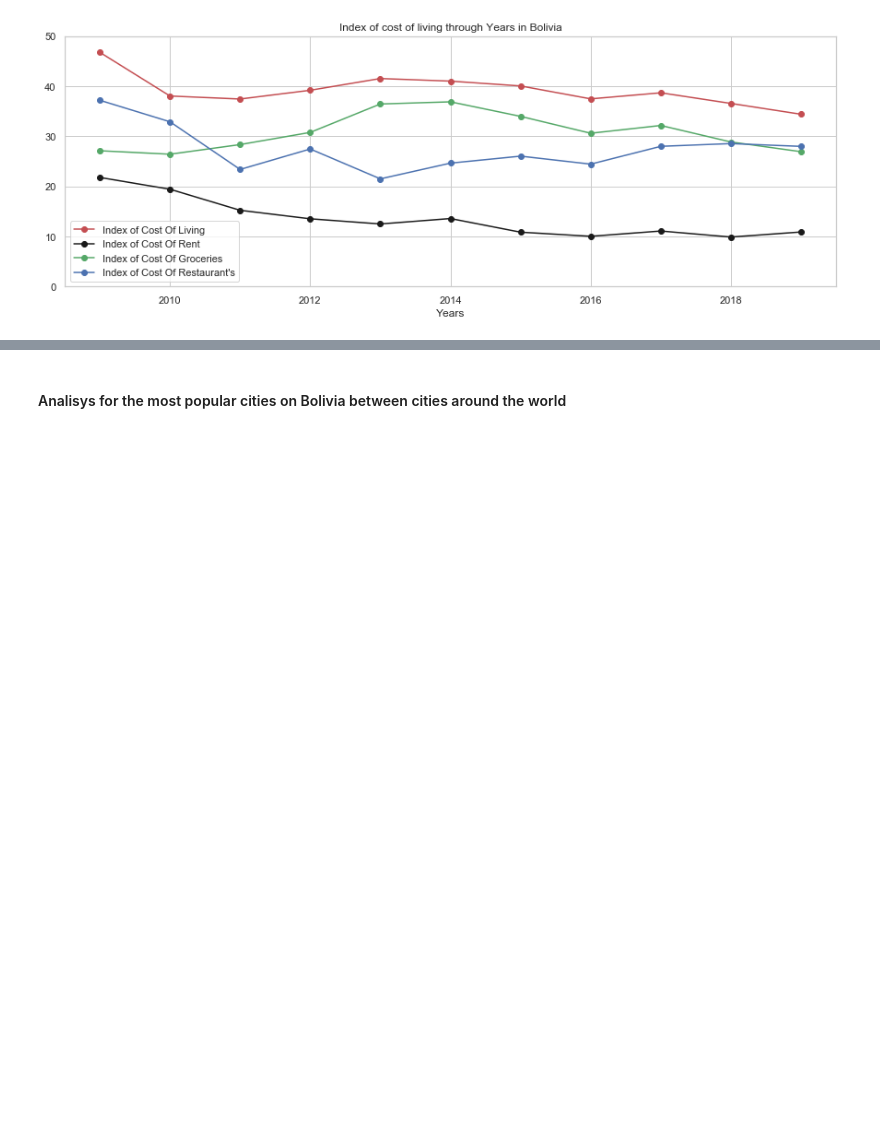
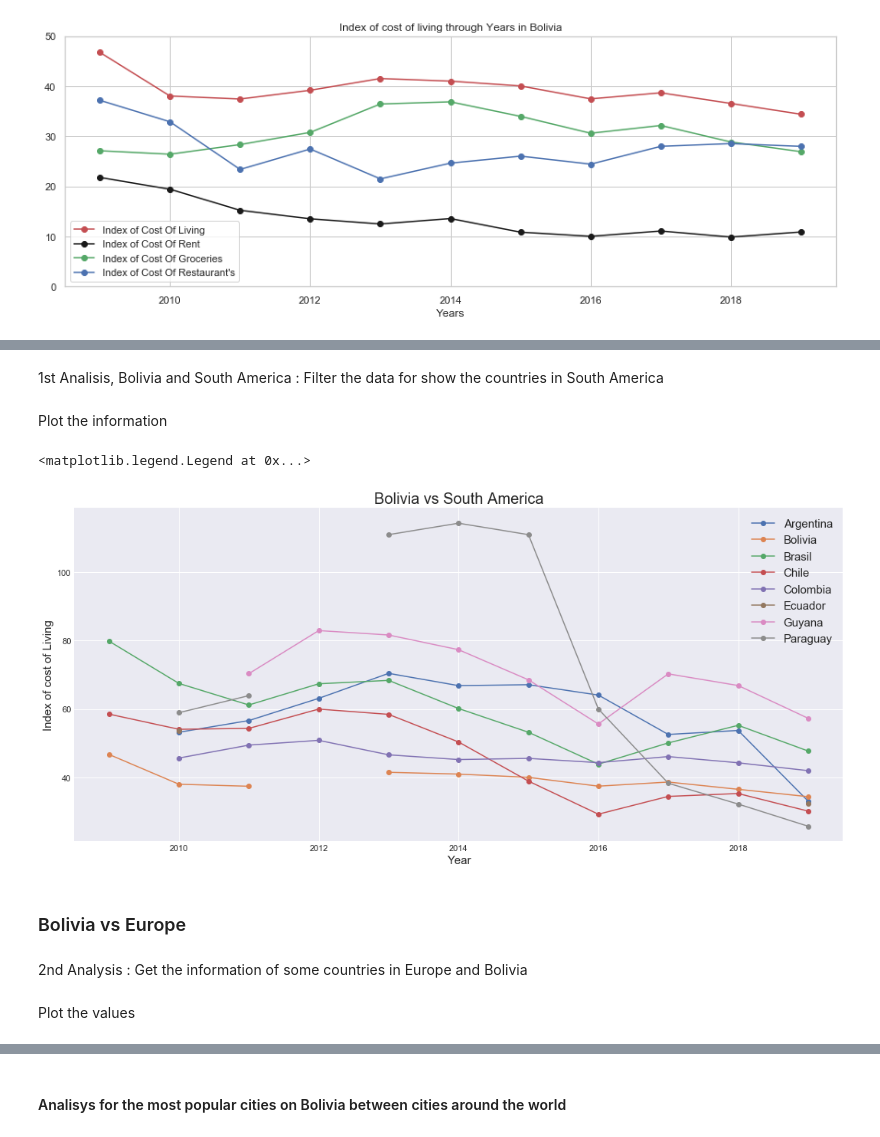
Before and after one commit to edsonSozaAndrade/Coursera_Capstone, a Jupyter notebook: HelloBolivia.ipynb, the cells around one changed output, grey strips where cells are left out. Cells and saved outputs as stored; diff of their text form; code cells hidden in the pictures; blank space fills up the shorter version.

```diff
--- a/HelloBolivia.ipynb
+++ b/HelloBolivia.ipynb
@@ -239,0 +244,6 @@ plt.show()
+# %%
+dfBoliviaVsWold = dfBoliviaCostLiving
+dfBoliviaVsWold = dfBoliviaVsWold.drop_duplicates().reset_index(drop=True)
+dfBoliviaVsWold.drop(labels=['Rank','Cost of Living Plus Rent Index','Local Purchasing Power Index',
+                             'Rent Index','Groceries Index','Restaurant Price Index'], axis=1,inplace = True)
+dfBoliviaVsWold.head()
@@ -239,0 +257,24 @@ plt.show()
+# %% [markdown]
+1st Analisis, Bolivia and South America : Filter the data for show the countries in South America
+# %%
+southAmericaData  = dfBoliviaVsWold.query("Country in ['Argentina','Bolivia','Brasil','Chile','Colombia','Ecuador','Guyana','Paraguay','Perú','Surinam','Uruguay','Venezuela']")
+# %% [markdown]
+Plot the information
+# %%
+dfSpagghetti = southAmericaData.pivot(index='Year', columns='Country', values='Cost of Living Index')
+dfSpagghetti.head()
+
+plt.figure(figsize = (18, 8))
+plt.plot(dfSpagghetti,'-o')
+plt.ylabel('Index of cost of Living', size = 15)
+plt.xlabel('Year', size = 15)
+plt.title('Bolivia vs South America', size=20)
+plt.legend(['Argentina','Bolivia','Brasil','Chile','Colombia','Ecuador','Guyana',
+            'Paraguay','Perú','Surinam','Uruguay','Venezuela'], prop={'size': 15})
+# %% [output]
+<matplotlib.legend.Legend at 0x...>
+[figure, added]
+# %% [markdown]
+### Bolivia vs Europe
+# %% [markdown]
+2nd Analysis : Get the information of some countries in Europe and Bolivia
@@ -239,0 +283,2 @@ plt.show()
+# %% [markdown]
+Plot the values
```
Also changed, not shown: parts of 45 cells of this notebook.
